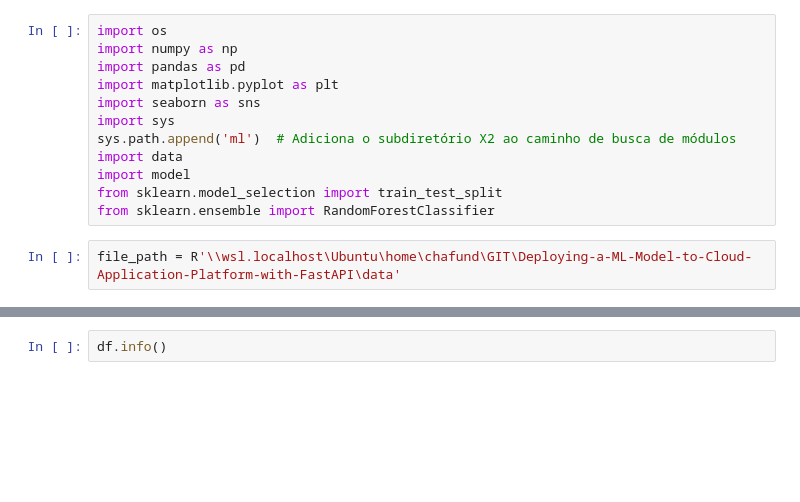
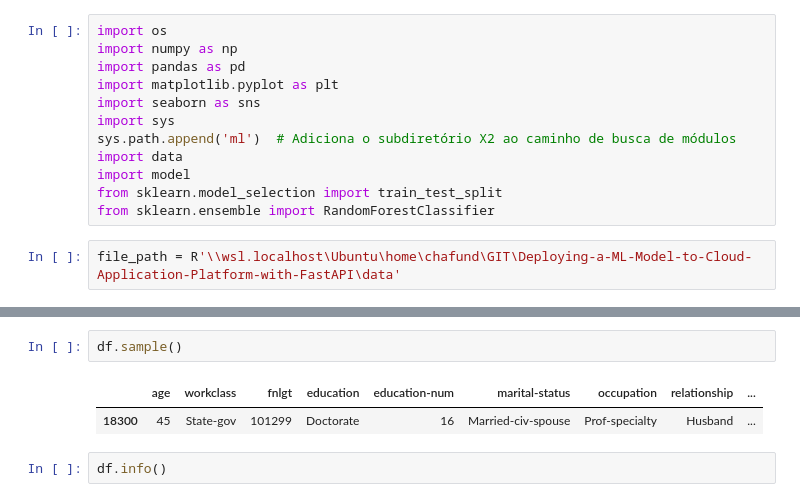
Before and after one commit to GusContini/Deploying-a-ML-Model-to-Cloud-Application-Platform-with-FastAPI, a Jupyter notebook: starter/drafts.ipynb, the cells around one changed output, grey strips where cells are left out. Cells and saved outputs as stored; diff of their text form; blank space fills up the shorter version.

```diff
--- a/starter/drafts.ipynb
+++ b/starter/drafts.ipynb
@@ -29,3 +36,8 @@ df.head()
+# %%
+df.sample()
+# %% [output]
+|  | age | workclass | fnlgt | education | education-num | marital-status | occupation | relationship | ... |
+| 18300 | 45 | State-gov | 101299 | Doctorate | 16 | Married-civ-spouse | Prof-specialty | Husband | ... |
 # %%
 df.info()
 # %% [output]
```
Also changed, not shown: parts of 20 cells of this notebook, 5 other files.
